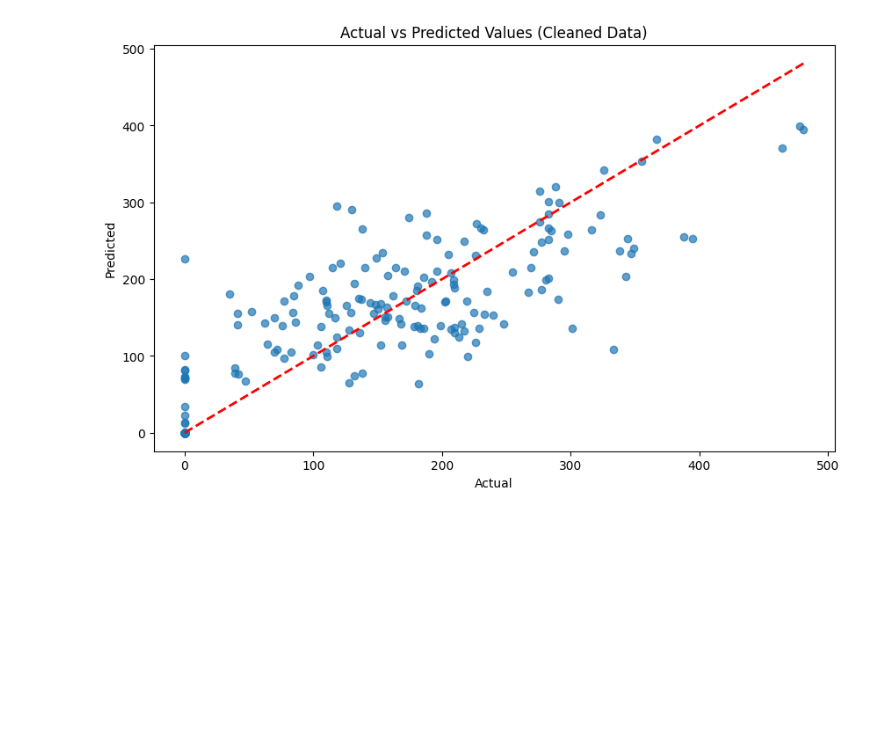
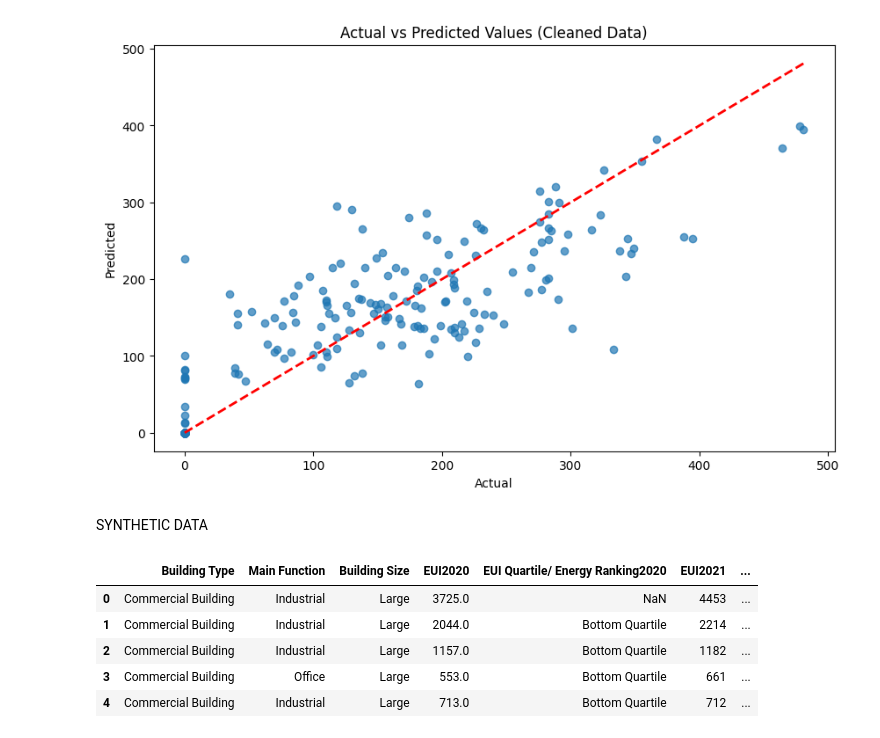
Before and after one commit to aakashsyadav1999/building_energy_prediction, a Jupyter notebook: research/building_energy_predictor.ipynb, the cells around one changed output. Saved outputs shown, nothing was run; the diff lists cells and outputs as text; code cells hidden in the pictures; blank space fills up the shorter version.

```diff
--- a/research/building_energy_predictor.ipynb
+++ b/research/building_energy_predictor.ipynb
@@ -384,3 +384,18 @@ plt.title('Actual vs Predicted Values (Cleaned Data)')
 plt.show()
 # %% [output]
 [figure]
+# %% [markdown]
+SYNTHETIC DATA
+# %%
+import pandas as pd
+import warnings
+warnings.filterwarnings('ignore')
+df = pd.read_csv(r'D:\VS code files\building_energy_consumption\dataset\singapore_dataset\end_end\data\building-energy-performance-data-for-2022.csv')
+df.head()
+# %% [output]
+|  | Building Type | Main Function | Building Size | EUI2020 | EUI Quartile/ Energy Ranking2020 | EUI2021 | ... |
+| 0 | Commercial Building | Industrial | Large | 3725.0 | NaN | 4453 | ... |
+| 1 | Commercial Building | Industrial | Large | 2044.0 | Bottom Quartile | 2214 | ... |
+| 2 | Commercial Building | Industrial | Large | 1157.0 | Bottom Quartile | 1182 | ... |
+| 3 | Commercial Building | Office | Large | 553.0 | Bottom Quartile | 661 | ... |
+| 4 | Commercial Building | Industrial | Large | 713.0 | Bottom Quartile | 712 | ... |
```
Also changed, not shown: parts of 18 cells of this notebook.
